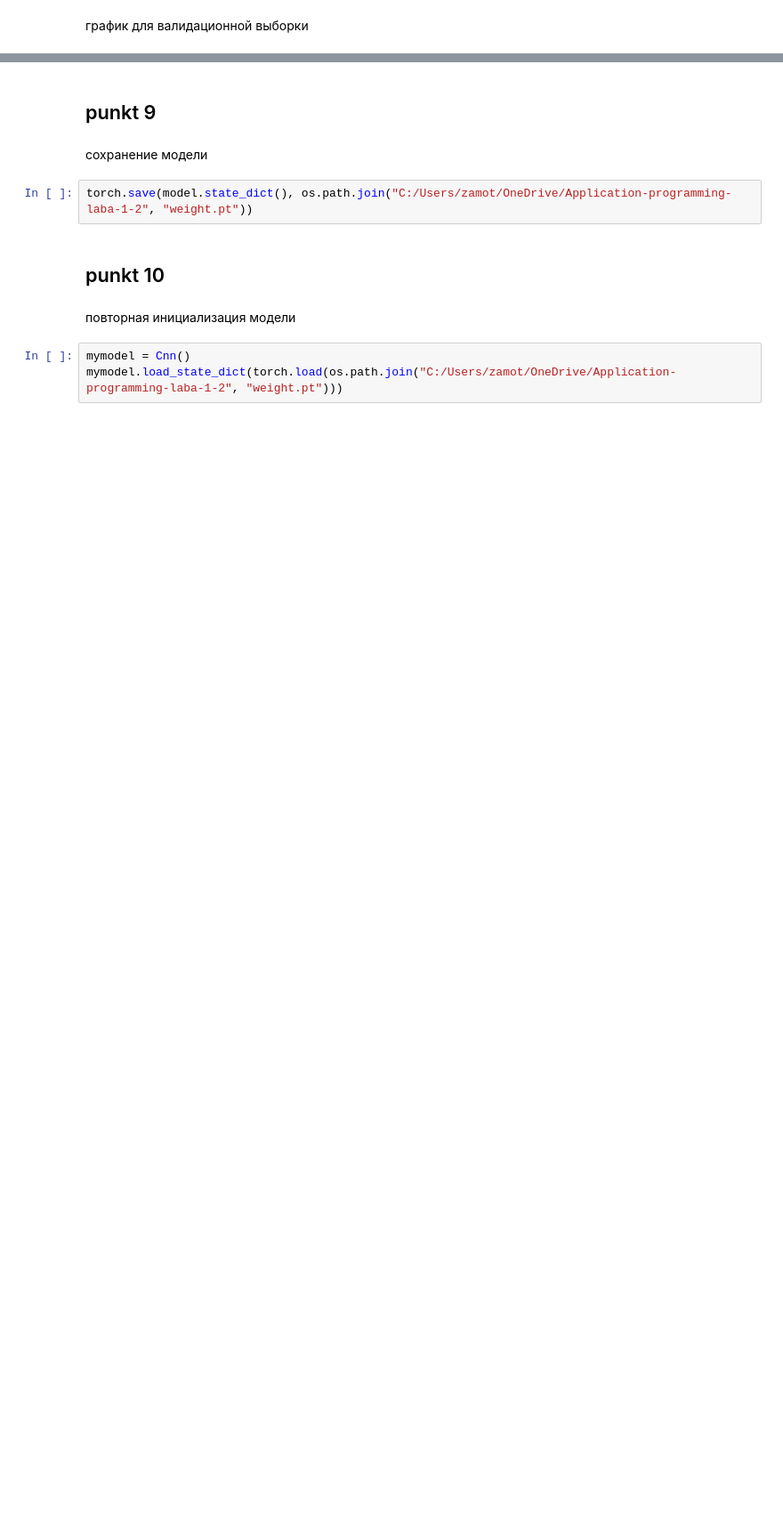
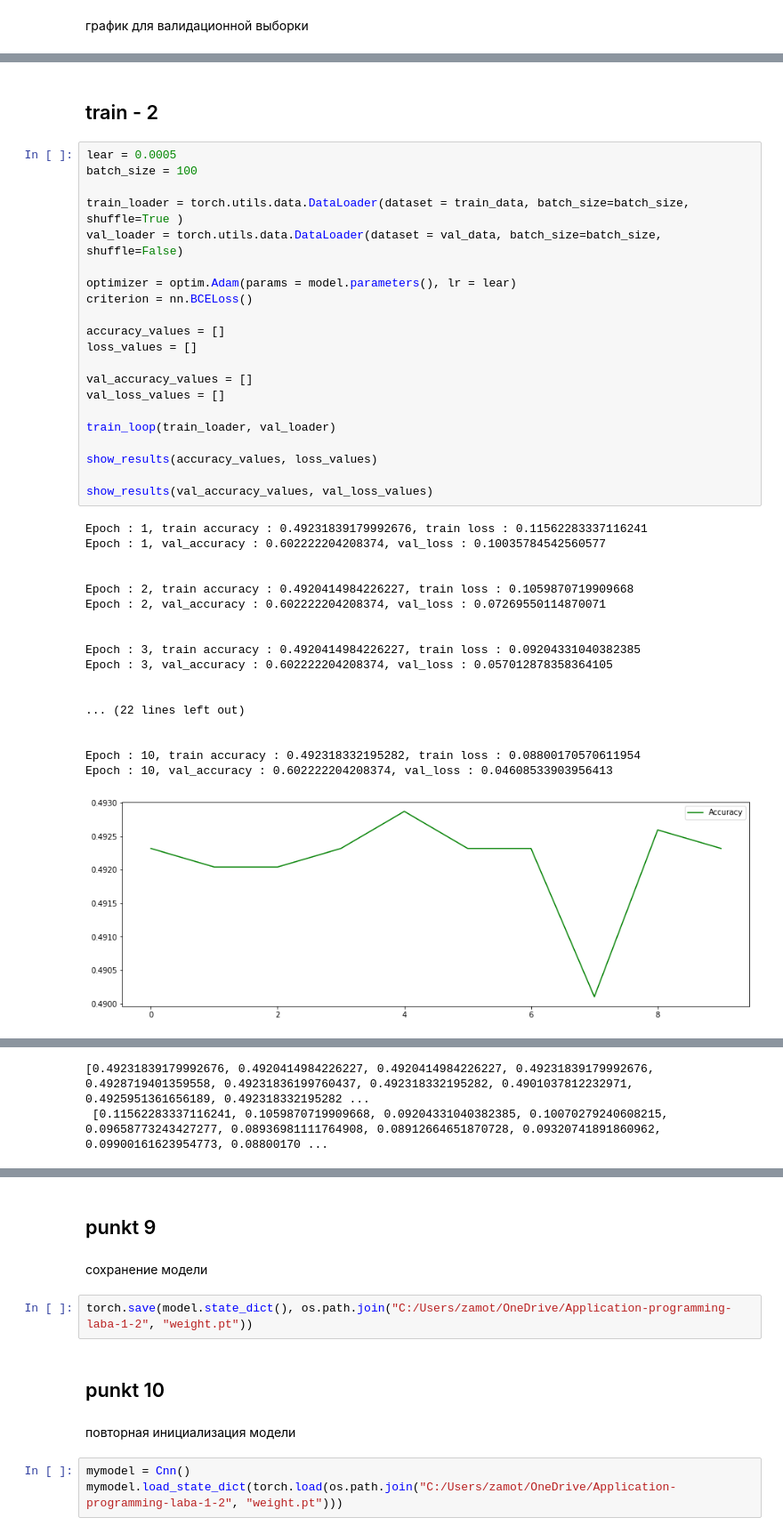
Before and after one commit to ZamotohinaMaria/Application-programming-laba-1, a Jupyter notebook: _5_laba_notebook.ipynb, the cells around one changed output, grey strips where cells are left out. Shown at 89% size. Cells and saved outputs as stored; diff of their text form; blank space fills up the shorter version.

```diff
--- a/_5_laba_notebook.ipynb
+++ b/_5_laba_notebook.ipynb
@@ -357,0 +475,42 @@ plt.legend(["Accuracy_val", "Loss_val"])
+# %% [markdown]
+## train - 2
+# %%
+lear = 0.0005
+batch_size = 100
+
+train_loader = torch.utils.data.DataLoader(dataset = train_data, batch_size=batch_size, shuffle=True )
+val_loader = torch.utils.data.DataLoader(dataset = val_data, batch_size=batch_size, shuffle=False)
+
+optimizer = optim.Adam(params = model.parameters(), lr = lear)
+criterion = nn.BCELoss()
+
+accuracy_values = []
+loss_values = []
+
+val_accuracy_values = []
+val_loss_values = []
+
+train_loop(train_loader, val_loader)
+
+show_results(accuracy_values, loss_values)
+
+show_results(val_accuracy_values, val_loss_values)
+# %% [output]
+Epoch : 1, train accuracy : 0.49231839179992676, train loss : 0.11562283337116241
+Epoch : 1, val_accuracy : 0.602222204208374, val_loss : 0.10035784542560577
+
+
+Epoch : 2, train accuracy : 0.4920414984226227, train loss : 0.1059870719909668
+Epoch : 2, val_accuracy : 0.602222204208374, val_loss : 0.07269550114870071
+
+
+Epoch : 3, train accuracy : 0.4920414984226227, train loss : 0.09204331040382385
+Epoch : 3, val_accuracy : 0.602222204208374, val_loss : 0.057012878358364105
+
+
+... (22 lines left out)
+
+
+Epoch : 10, train accuracy : 0.492318332195282, train loss : 0.08800170570611954
+Epoch : 10, val_accuracy : 0.602222204208374, val_loss : 0.04608533903956413
+[figure, added]
@@ -357,0 +518,2 @@ plt.legend(["Accuracy_val", "Loss_val"])
+[0.49231839179992676, 0.4920414984226227, 0.4920414984226227, 0.49231839179992676, 0.4928719401359558, 0.49231836199760437, 0.492318332195282, 0.4901037812232971, 0.4925951361656189, 0.492318332195282 ...
+ [0.11562283337116241, 0.1059870719909668, 0.09204331040382385, 0.10070279240608215, 0.09658773243427277, 0.08936981111764908, 0.08912664651870728, 0.09320741891860962, 0.09900161623954773, 0.08800170 ...
```
Also changed, not shown: parts of 12 cells of this notebook.
